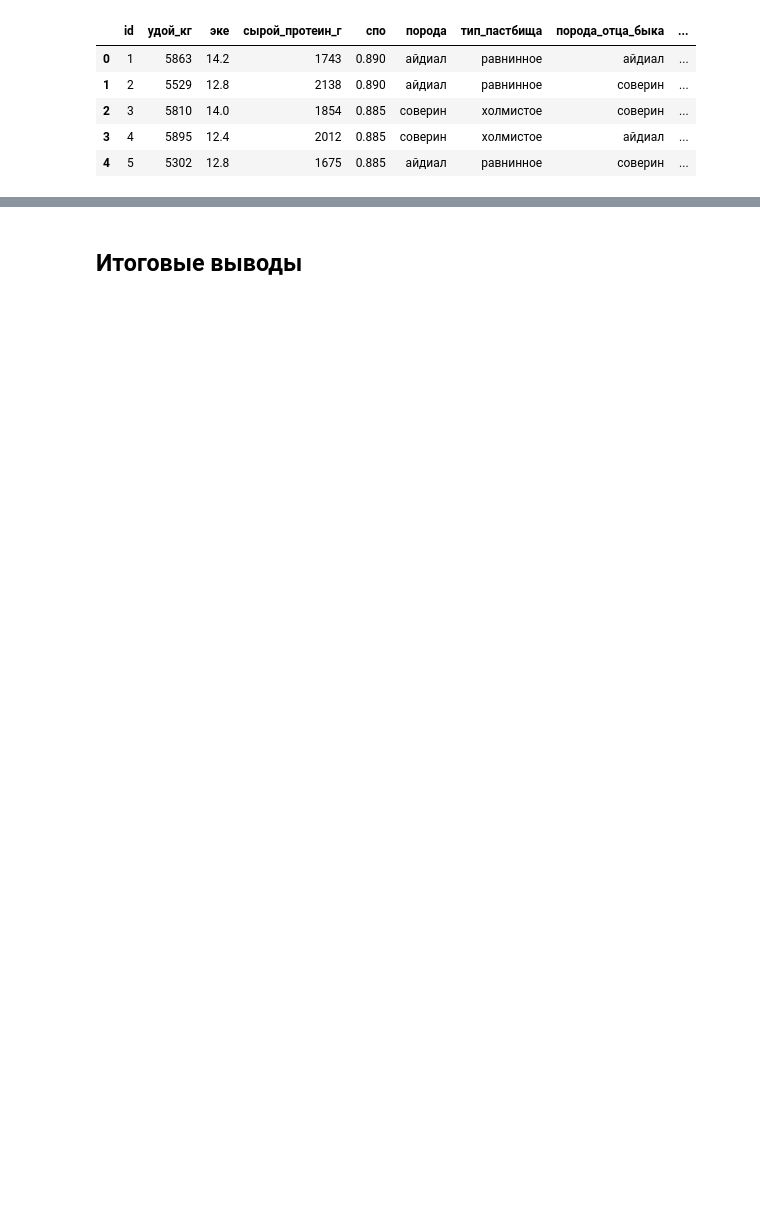
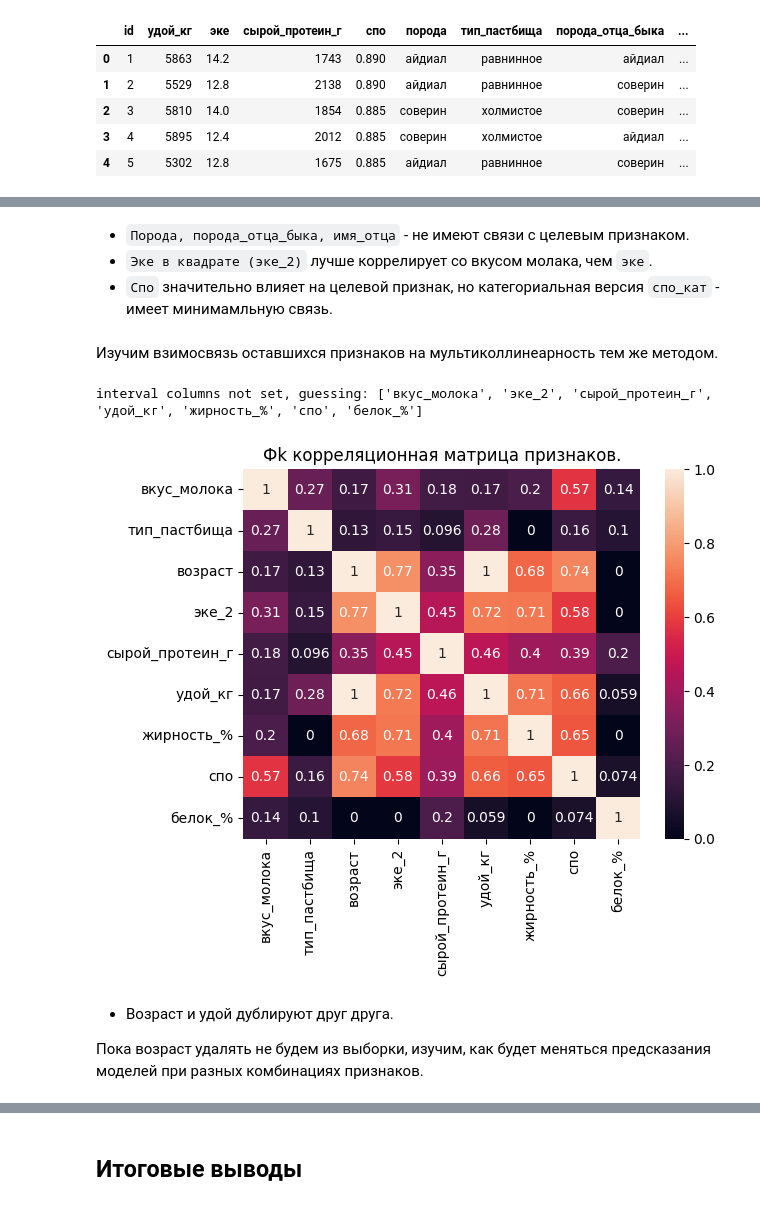
Before and after one commit to maximdubrovskiy/DataScience, a Jupyter notebook: ipynb/cows.ipynb, the cells around one changed output, grey strips where cells are left out. Cells and saved outputs as stored; diff of their text form; code cells hidden in the pictures; blank space fills up the shorter version.

```diff
--- a/ipynb/cows.ipynb
+++ b/ipynb/cows.ipynb
@@ -1690,0 +1543,18 @@ precision:  0.645
+# %% [markdown]
+- `Порода, порода_отца_быка, имя_отца` - не имеют связи с целевым признаком.
+- `Эке в квадрате (эке_2)` лучше коррелирует со вкусом молака, чем `эке`.
+- `Спо` значительно влияет на целевой признак, но категориальная версия `спо_кат` - имеет минимамльную связь.
+# %% [markdown]
+Изучим взимосвязь оставшихся признаков на мультиколлинеарность тем же методом.
+# %%
+phik = df_ferma[['вкус_молока', 'тип_пастбища','возраст','эке_2','сырой_протеин_г','удой_кг','жирность_%','спо','белок_%']].phik_matrix()
+sns.heatmap(phik, annot=True)
+plt.title('Фk корреляционная матрица признаков.')
+plt.show()
+# %% [output]
+interval columns not set, guessing: ['вкус_молока', 'эке_2', 'сырой_протеин_г', 'удой_кг', 'жирность_%', 'спо', 'белок_%']
+[figure, added]
+# %% [markdown]
+- Возраст и удой дублируют друг друга.
+
+Пока возраст удалять не будем из выборки, изучим, как будет меняться предсказания моделей при разных комбинациях признаков.
```
Also changed, not shown: parts of 47 cells of this notebook.
